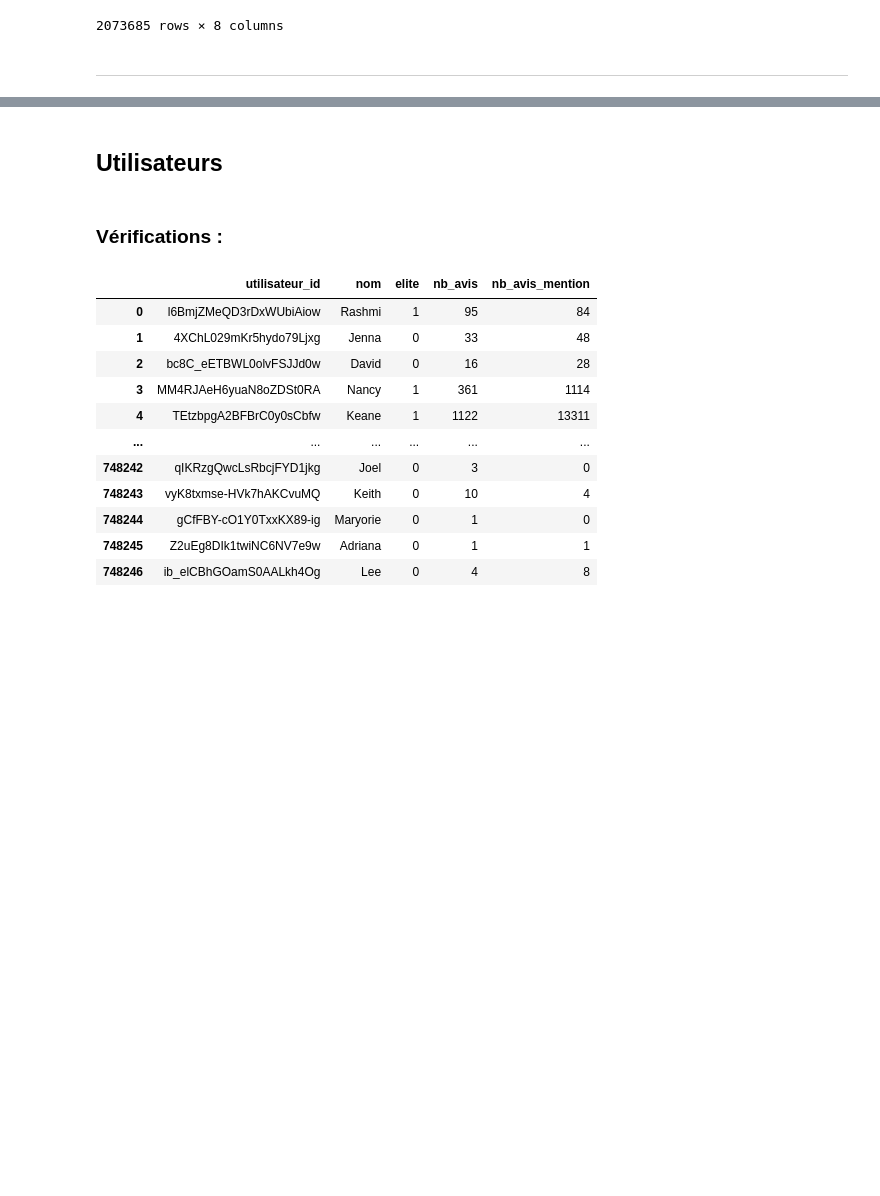
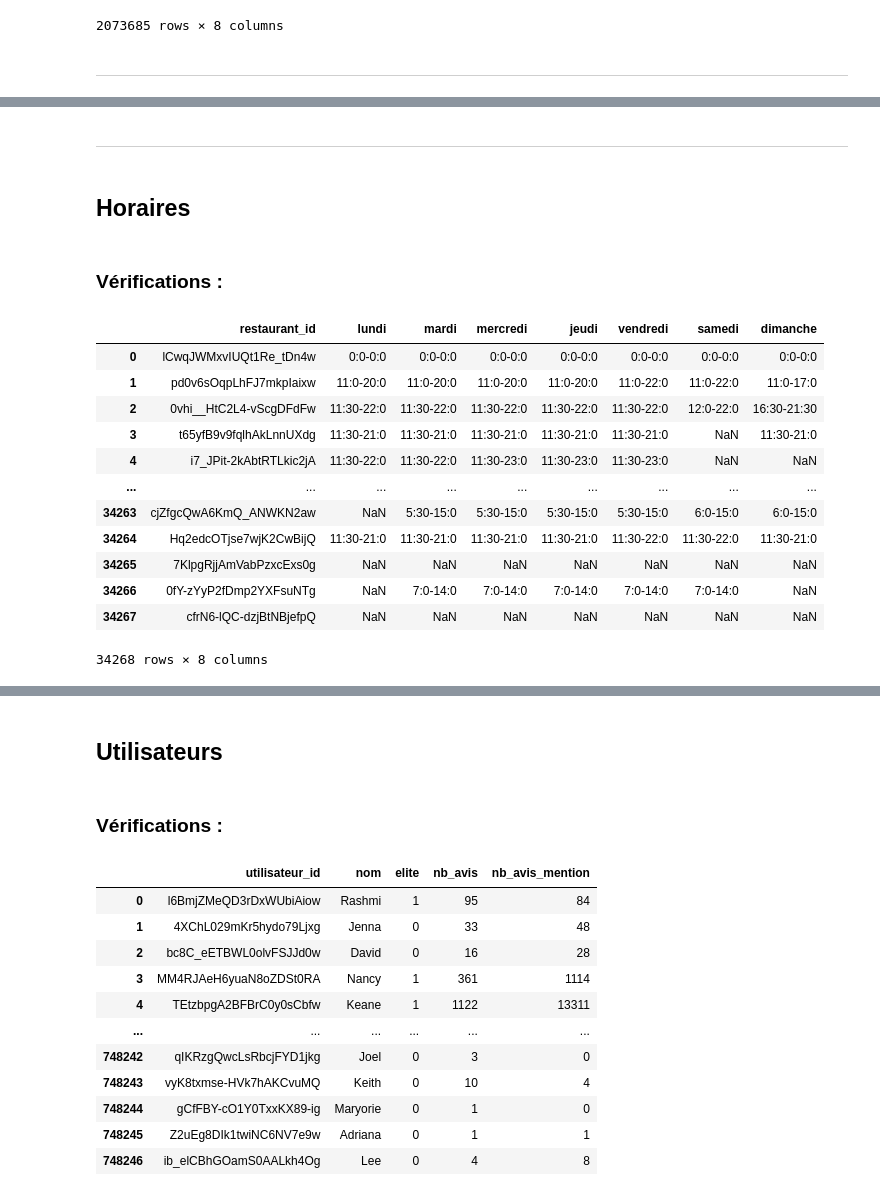
Before and after one commit to Marc-AntoineMercier/420-514-MV-TP03, a Jupyter notebook: nettoyage.ipynb, the cells around one changed output, grey strips where cells are left out. Drawn from its saved outputs; the diff is of its cells as text; code cells hidden in the pictures; blank space fills up the shorter version.

```diff
--- a/nettoyage.ipynb
+++ b/nettoyage.ipynb
@@ -197,0 +543,26 @@ df_avis
+# %% [markdown]
+---
+# %% [markdown]
+## Horaires
+# %% [markdown]
+### Vérifications :
+# %%
+df_horaires
+    # Plusieurs NaN à gérer
+        # peut interpréter NaN comme une journée fermée
+        # sauf si c'est toute la semaine
+            # données manquantes ou un commerce en faillite?
+# %% [output]
+|  | restaurant_id | lundi | mardi | mercredi | jeudi | vendredi | samedi | dimanche |
+| 0 | lCwqJWMxvIUQt1Re_tDn4w | 0:0-0:0 | 0:0-0:0 | 0:0-0:0 | 0:0-0:0 | 0:0-0:0 | 0:0-0:0 | 0:0-0:0 |
+| 1 | pd0v6sOqpLhFJ7mkpIaixw | 11:0-20:0 | 11:0-20:0 | 11:0-20:0 | 11:0-20:0 | 11:0-22:0 | 11:0-22:0 | 11:0-17:0 |
+| 2 | 0vhi__HtC2L4-vScgDFdFw | 11:30-22:0 | 11:30-22:0 | 11:30-22:0 | 11:30-22:0 | 11:30-22:0 | 12:0-22:0 | 16:30-21:30 |
+| 3 | t65yfB9v9fqlhAkLnnUXdg | 11:30-21:0 | 11:30-21:0 | 11:30-21:0 | 11:30-21:0 | 11:30-21:0 | NaN | 11:30-21:0 |
+| 4 | i7_JPit-2kAbtRTLkic2jA | 11:30-22:0 | 11:30-22:0 | 11:30-23:0 | 11:30-23:0 | 11:30-23:0 | NaN | NaN |
+| ... | ... | ... | ... | ... | ... | ... | ... | ... |
+| 34263 | cjZfgcQwA6KmQ_ANWKN2aw | NaN | 5:30-15:0 | 5:30-15:0 | 5:30-15:0 | 5:30-15:0 | 6:0-15:0 | 6:0-15:0 |
+| 34264 | Hq2edcOTjse7wjK2CwBijQ | 11:30-21:0 | 11:30-21:0 | 11:30-21:0 | 11:30-21:0 | 11:30-22:0 | 11:30-22:0 | 11:30-21:0 |
+| 34265 | 7KlpgRjjAmVabPzxcExs0g | NaN | NaN | NaN | NaN | NaN | NaN | NaN |
+| 34266 | 0fY-zYyP2fDmp2YXFsuNTg | NaN | 7:0-14:0 | 7:0-14:0 | 7:0-14:0 | 7:0-14:0 | 7:0-14:0 | NaN |
+| 34267 | cfrN6-lQC-dzjBtNBjefpQ | NaN | NaN | NaN | NaN | NaN | NaN | NaN |
+34268 rows × 8 columns
```
Also changed, not shown: parts of 95 cells of this notebook, 1 other file.
